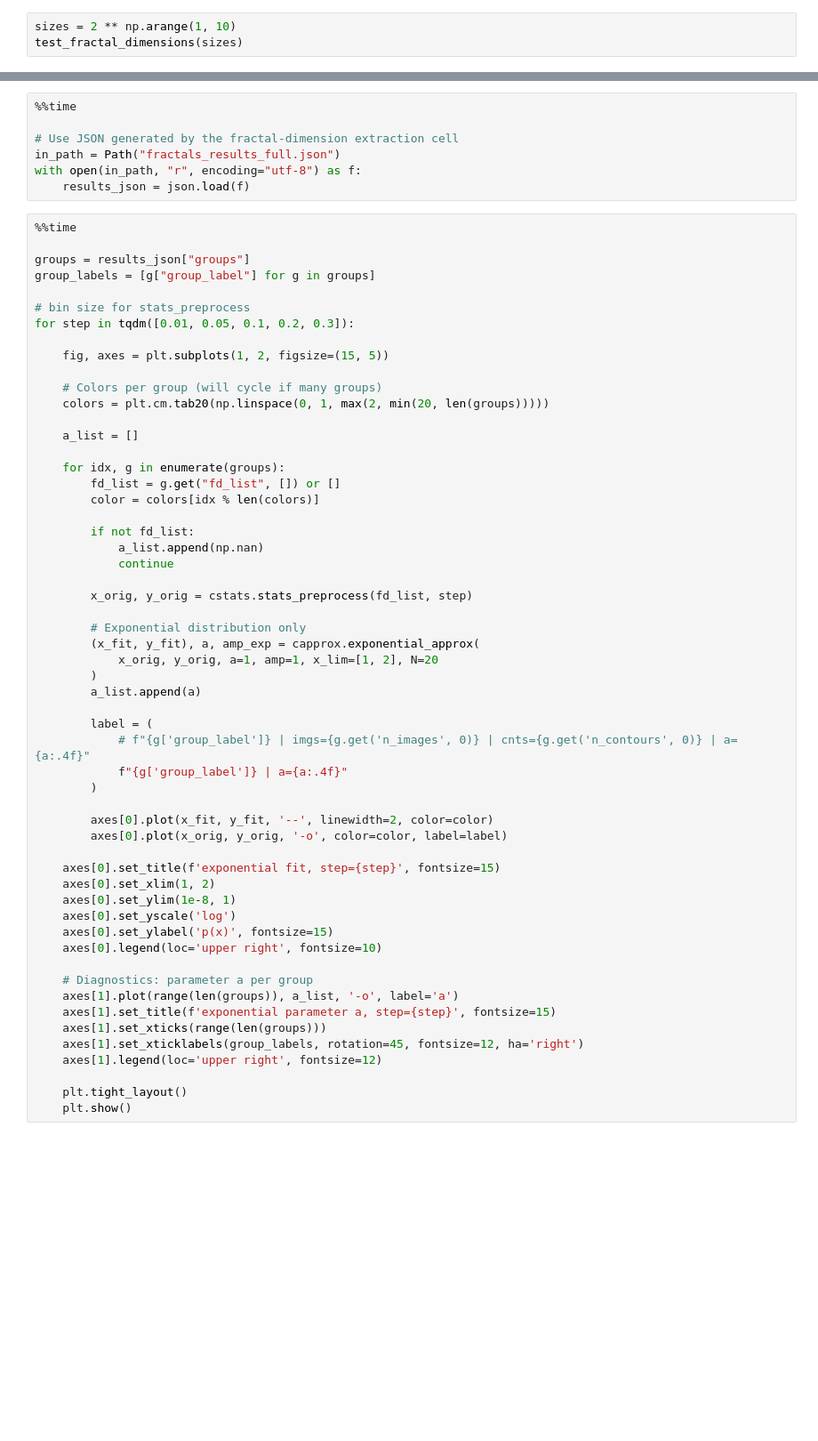
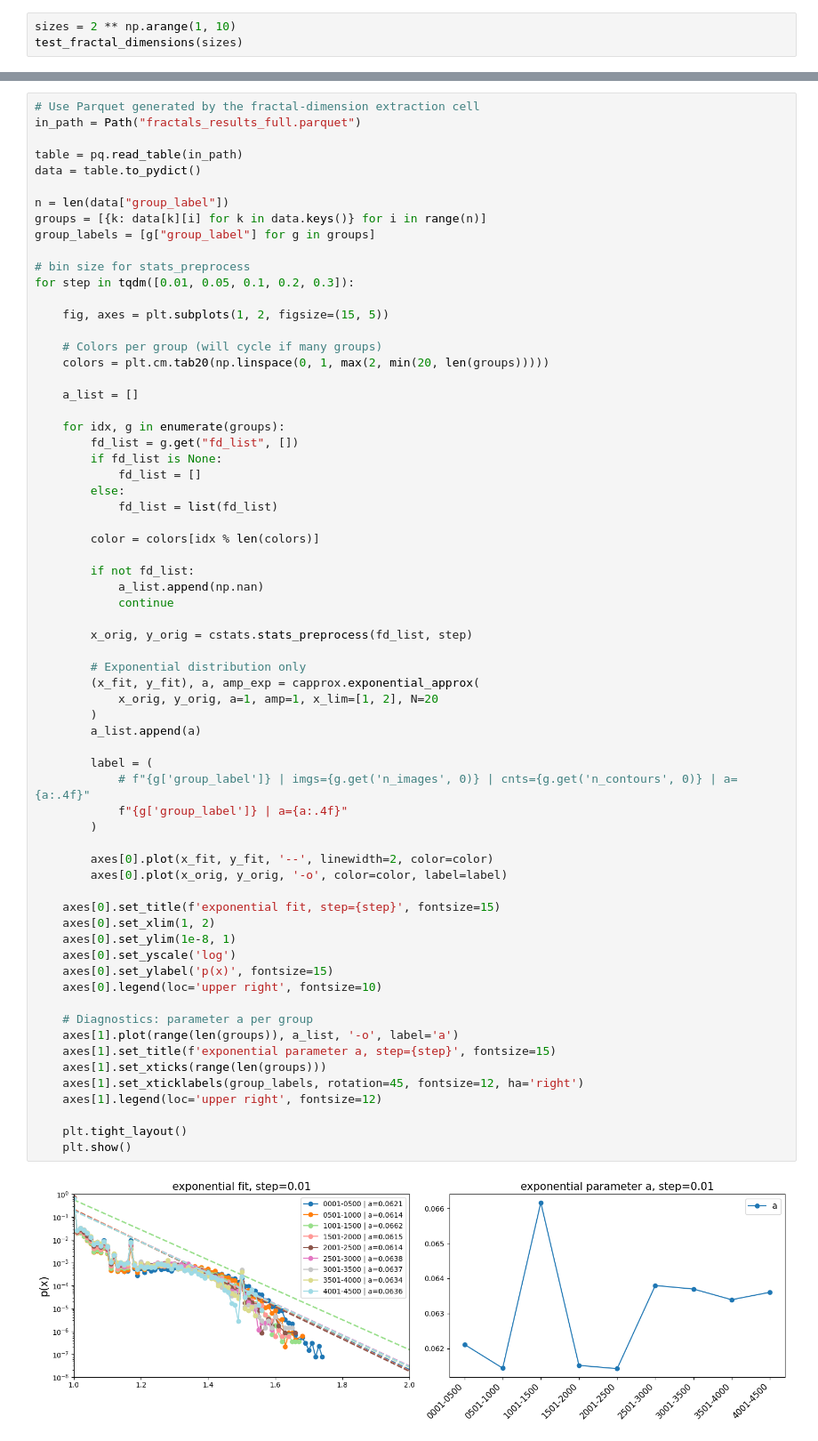
Before and after one commit to dkagramanyan/wc_cv, a Jupyter notebook: poliamid/fractals.ipynb, the cells around one changed output, grey strips where cells are left out. Shown: that part at 89% size. Saved outputs shown, nothing was run; the diff lists cells and outputs as text; blank space fills up the shorter version.

```diff
--- a/poliamid/fractals.ipynb
+++ b/poliamid/fractals.ipynb
@@ -172,14 +198,12 @@ with open(out_path, "w", encoding="utf-8") as f:
-# %%
-%%time
-
-# Use JSON generated by the fractal-dimension extraction cell
-in_path = Path("fractals_results_full.json")
-with open(in_path, "r", encoding="utf-8") as f:
-    results_json = json.load(f)
 # %%
-%%time
+# Use Parquet generated by the fractal-dimension extraction cell
+in_path = Path("fractals_results_full.parquet")
 
-groups = results_json["groups"]
+table = pq.read_table(in_path)
+data = table.to_pydict()
+
+n = len(data["group_label"])
+groups = [{k: data[k][i] for k in data.keys()} for i in range(n)]
 group_labels = [g["group_label"] for g in groups]
 
 # bin size for stats_preprocess
@@ -193,7 +217,12 @@ for step in tqdm([0.01, 0.05, 0.1, 0.2, 0.3]):
     a_list = []
 
     for idx, g in enumerate(groups):
-        fd_list = g.get("fd_list", []) or []
+        fd_list = g.get("fd_list", [])
+        if fd_list is None:
+            fd_list = []
+        else:
+            fd_list = list(fd_list)
+
         color = colors[idx % len(colors)]
 
         if not fd_list:
@@ -205,30 +234,32 @@ for step in tqdm([0.01, 0.05, 0.1, 0.2, 0.3]):
         # Exponential distribution only
         (x_fit, y_fit), a, amp_exp = capprox.exponential_approx(
             x_orig, y_orig, a=1, amp=1, x_lim=[1, 2], N=20
         )
         a_list.append(a)
 
         label = (
             # f"{g['group_label']} | imgs={g.get('n_images', 0)} | cnts={g.get('n_contours', 0)} | a={a:.4f}"
             f"{g['group_label']} | a={a:.4f}"
         )
 
         axes[0].plot(x_fit, y_fit, '--', linewidth=2, color=color)
         axes[0].plot(x_orig, y_orig, '-o', color=color, label=label)
 
     axes[0].set_title(f'exponential fit, step={step}', fontsize=15)
     axes[0].set_xlim(1, 2)
     axes[0].set_ylim(1e-8, 1)
     axes[0].set_yscale('log')
     axes[0].set_ylabel('p(x)', fontsize=15)
     axes[0].legend(loc='upper right', fontsize=10)
 
     # Diagnostics: parameter a per group
     axes[1].plot(range(len(groups)), a_list, '-o', label='a')
     axes[1].set_title(f'exponential parameter a, step={step}', fontsize=15)
     axes[1].set_xticks(range(len(groups)))
     axes[1].set_xticklabels(group_labels, rotation=45, fontsize=12, ha='right')
     axes[1].legend(loc='upper right', fontsize=12)
 
     plt.tight_layout()
     plt.show()
+# %% [output]
+[figure, added]
```
Also changed, not shown: parts of 4 cells of this notebook, 1 other file.
